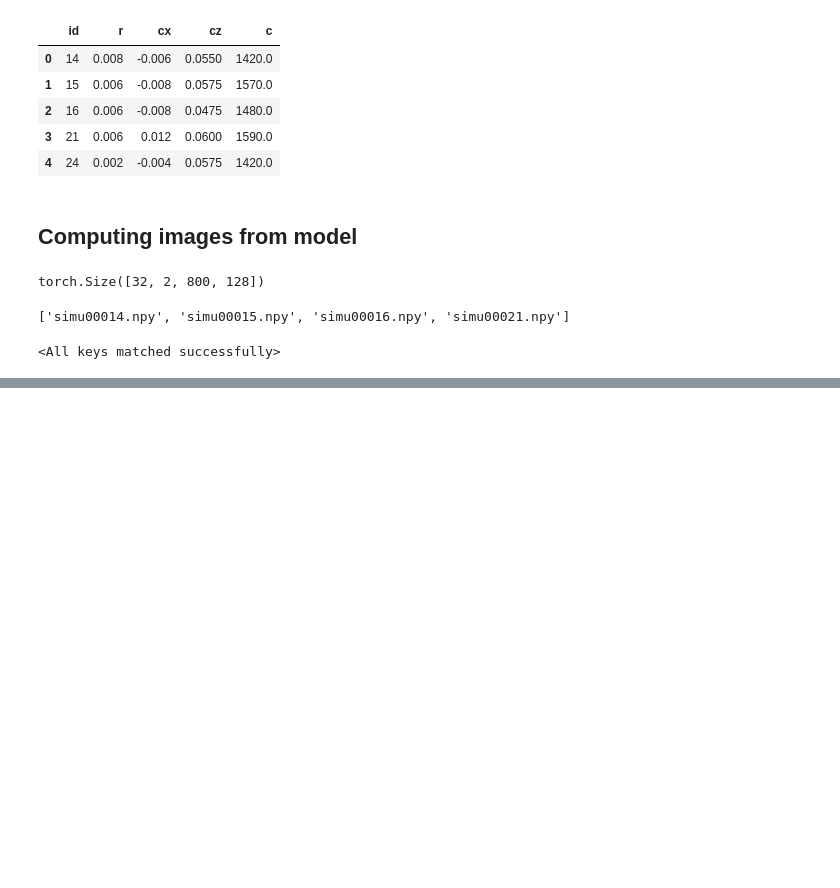
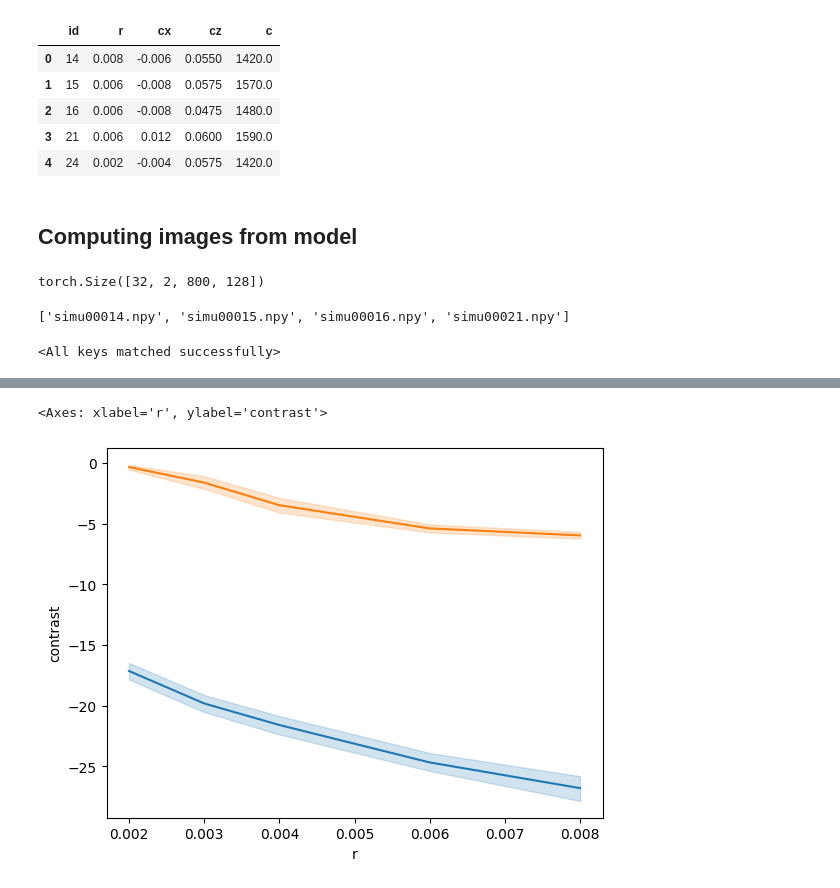
Before and after one commit to SebastianMerino/DiffusionBeamformer, a Jupyter notebook: compute_metrics.ipynb, the cells around one changed output, grey strips where cells are left out. Cells and saved outputs as stored; diff of their text form; code cells hidden in the pictures; blank space fills up the shorter version.

```diff
--- a/compute_metrics.ipynb
+++ b/compute_metrics.ipynb
@@ -167,0 +245,5 @@ Saving...
+# %%
+import seaborn as sns
+import pandas as pd
+df_das = pd.read_csv('das_metrics.csv')
+df_diff = pd.read_csv('diffusion_metrics.csv')
@@ -167,0 +259,6 @@ Saving...
+# %%
+sns.lineplot(data=df_das, x='r', y='contrast')
+sns.lineplot(data=df_diff, x='r', y='contrast')
+# %% [output]
+<Axes: xlabel='r', ylabel='contrast'>
+[figure, added]
```
Also changed, not shown: parts of 16 cells of this notebook, 4 other files.
